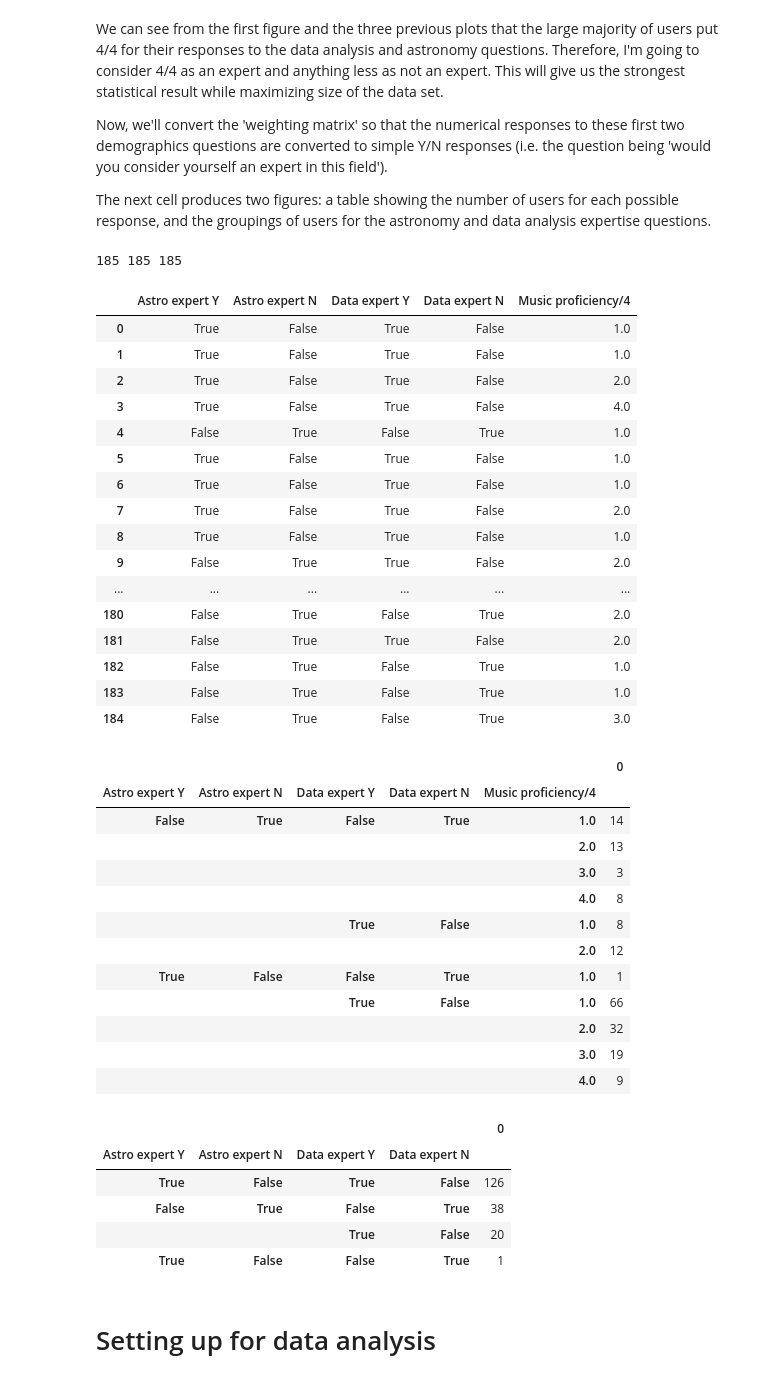
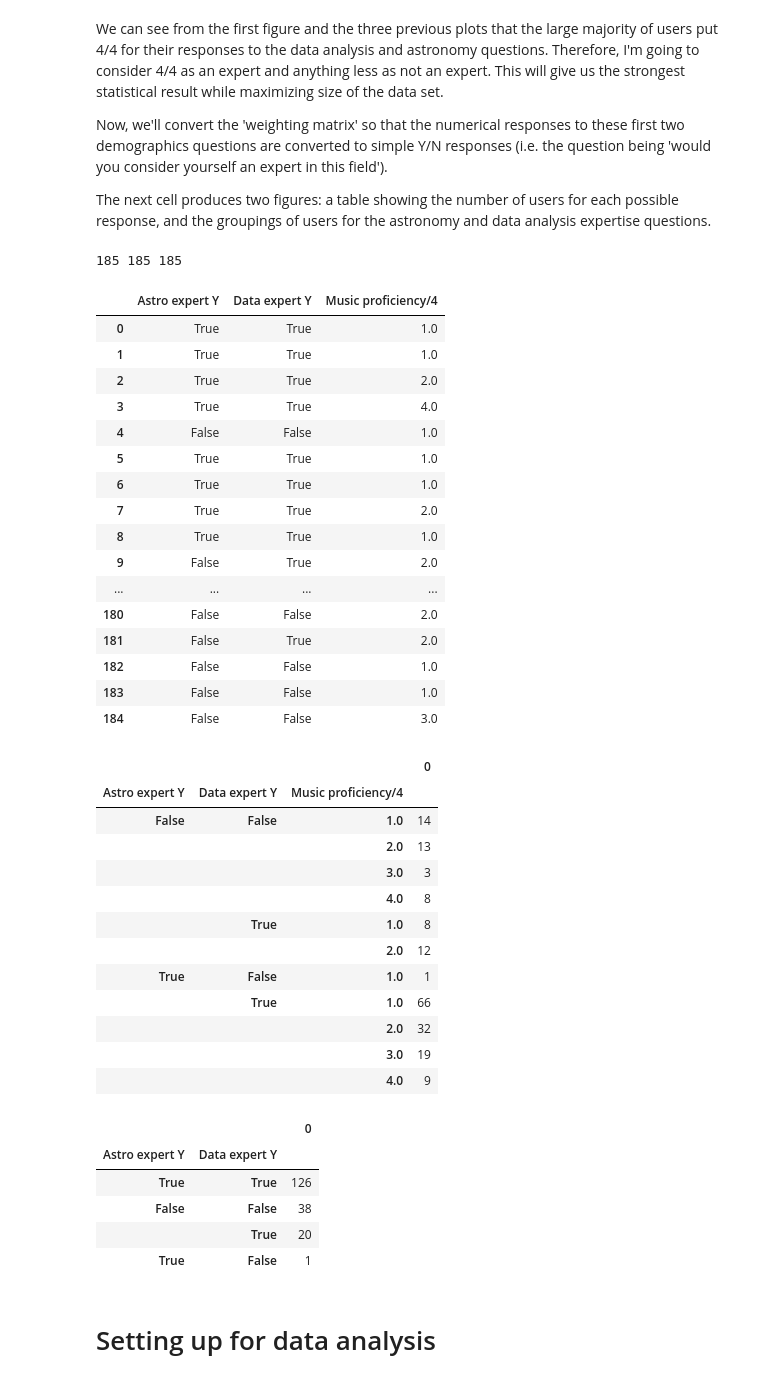
Before and after one commit to jacktuckerbrown/star-sound, a Jupyter notebook: analysis.ipynb, the cells around one changed output. Saved outputs shown, nothing was run; the diff lists cells and outputs as text; code cells hidden in the pictures.

```diff
--- a/analysis.ipynb
+++ b/analysis.ipynb
@@ -484,9 +484,7 @@ for i in range(0,len(weighting_matrix)):
         bvi.append(i)
 
 responses = pd.DataFrame({'Astro expert Y': [],
-                          'Astro expert N': [],
                           'Data expert Y': [],
-                          'Data expert N': [],
                           'Music proficiency/4': []})
 
 astro = []
@@ -551,73 +549,69 @@ def convertyn():
 
     for i in range(0,len(astro)):
 
         if astro[i] == 'Y':
             responses.loc[i, 'Astro expert Y'] = True
-            responses.loc[i, 'Astro expert N'] = False
 
         else:
             responses.loc[i, 'Astro expert Y'] = False
-            responses.loc[i, 'Astro expert N'] = True
 
         if data[i] == 'Y':
             responses.loc[i, 'Data expert Y'] = True
-            responses.loc[i, 'Data expert N'] = False
 
         else:
             responses.loc[i, 'Data expert Y'] = False
-            responses.loc[i, 'Data expert N'] = True
 
         responses.at[i,'Music proficiency/4'] = music[i] # Dropping any responses that weren't given as a number 1-4
 
 convertyn()
 display(responses)
 
 values = responses.value_counts(sort=False).to_frame()
 dfi.export(values,'values.png')
 
 responses_drop = responses.drop(columns=['Music proficiency/4'])
 values_drop = responses_drop.value_counts(sort=True).to_frame()
 dfi.export(values_drop,'values_drop.png')
 
 display(values,values_drop)
 # %% [output]
 185 185 185
-|  | Astro expert Y | Astro expert N | Data expert Y | Data expert N | Music proficiency/4 |
-| 0 | True | False | True | False | 1.0 |
-| 1 | True | False | True | False | 1.0 |
-| 2 | True | False | True | False | 2.0 |
-| 3 | True | False | True | False | 4.0 |
-| 4 | False | True | False | True | 1.0 |
-| 5 | True | False | True | False | 1.0 |
-| 6 | True | False | True | False | 1.0 |
-| 7 | True | False | True | False | 2.0 |
-| 8 | True | False | True | False | 1.0 |
-| 9 | False | True | True | False | 2.0 |
-| ... | ... | ... | ... | ... | ... |
-| 180 | False | True | False | True | 2.0 |
-| 181 | False | True | True | False | 2.0 |
-| 182 | False | True | False | True | 1.0 |
-| 183 | False | True | False | True | 1.0 |
-| 184 | False | True | False | True | 3.0 |
+|  | Astro expert Y | Data expert Y | Music proficiency/4 |
+| 0 | True | True | 1.0 |
+| 1 | True | True | 1.0 |
+| 2 | True | True | 2.0 |
+| 3 | True | True | 4.0 |
+| 4 | False | False | 1.0 |
+| 5 | True | True | 1.0 |
+| 6 | True | True | 1.0 |
+| 7 | True | True | 2.0 |
+| 8 | True | True | 1.0 |
+| 9 | False | True | 2.0 |
+| ... | ... | ... | ... |
+| 180 | False | False | 2.0 |
+| 181 | False | True | 2.0 |
+| 182 | False | False | 1.0 |
+| 183 | False | False | 1.0 |
+| 184 | False | False | 3.0 |
-|  |  |  |  |  | 0 |
-| Astro expert Y | Astro expert N | Data expert Y | Data expert N | Music proficiency/4 |  |
-| False | True | False | True | 1.0 | 14 |
-|  |  |  |  | 2.0 | 13 |
-|  |  |  |  | 3.0 | 3 |
-|  |  |  |  | 4.0 | 8 |
-|  |  | True | False | 1.0 | 8 |
-|  |  |  |  | 2.0 | 12 |
-| True | False | False | True | 1.0 | 1 |
-|  |  | True | False | 1.0 | 66 |
-|  |  |  |  | 2.0 | 32 |
-|  |  |  |  | 3.0 | 19 |
-|  |  |  |  | 4.0 | 9 |
+|  |  |  | 0 |
+| Astro expert Y | Data expert Y | Music proficiency/4 |  |
+| False | False | 1.0 | 14 |
+|  |  | 2.0 | 13 |
+|  |  | 3.0 | 3 |
+|  |  | 4.0 | 8 |
+|  | True | 1.0 | 8 |
+|  |  | 2.0 | 12 |
+| True | False | 1.0 | 1 |
+|  | True | 1.0 | 66 |
+|  |  | 2.0 | 32 |
+|  |  | 3.0 | 19 |
+|  |  | 4.0 | 9 |
-|  |  |  |  | 0 |
-| Astro expert Y | Astro expert N | Data expert Y | Data expert N |  |
-| True | False | True | False | 126 |
-| False | True | False | True | 38 |
-|  |  | True | False | 20 |
-| True | False | False | True | 1 |
+|  |  | 0 |
+| Astro expert Y | Data expert Y |  |
+| True | True | 126 |
+| False | False | 38 |
+|  | True | 20 |
+| True | False | 1 |
 # %% [markdown]
 # Setting up for data analysis
 # %% [markdown]
```
Also changed, not shown: parts of 18 cells of this notebook.
